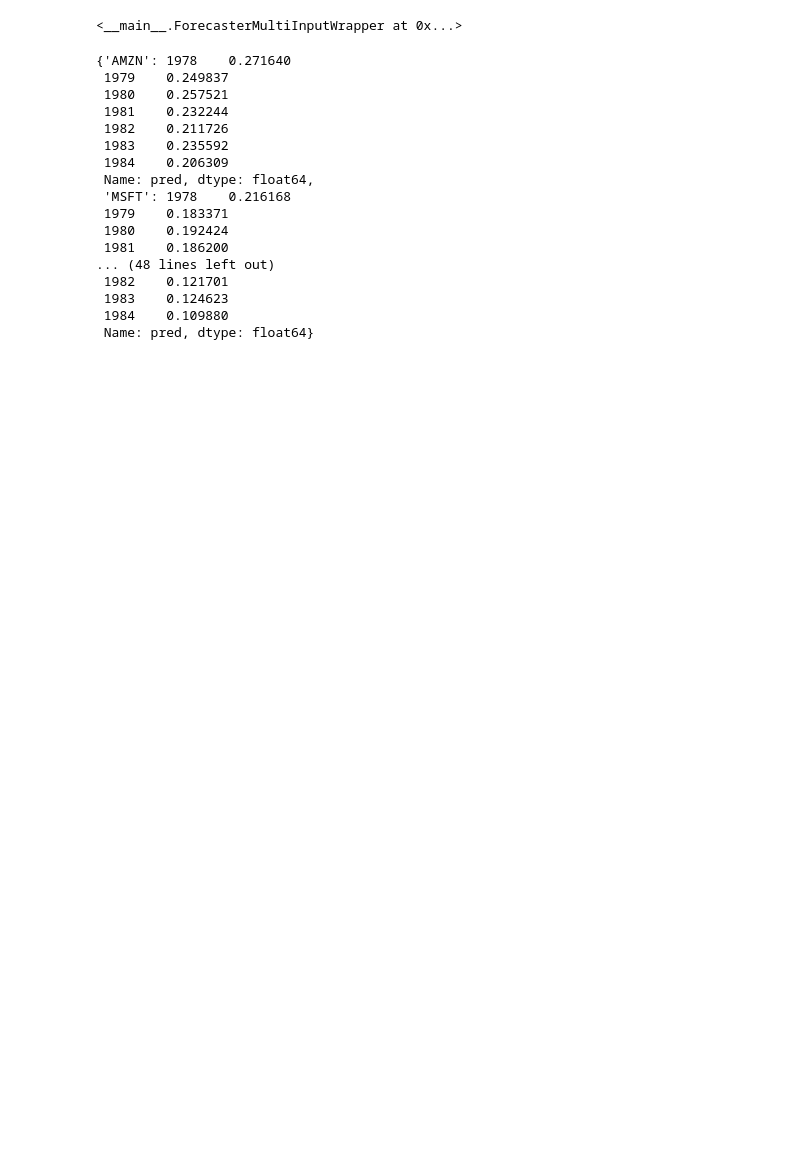
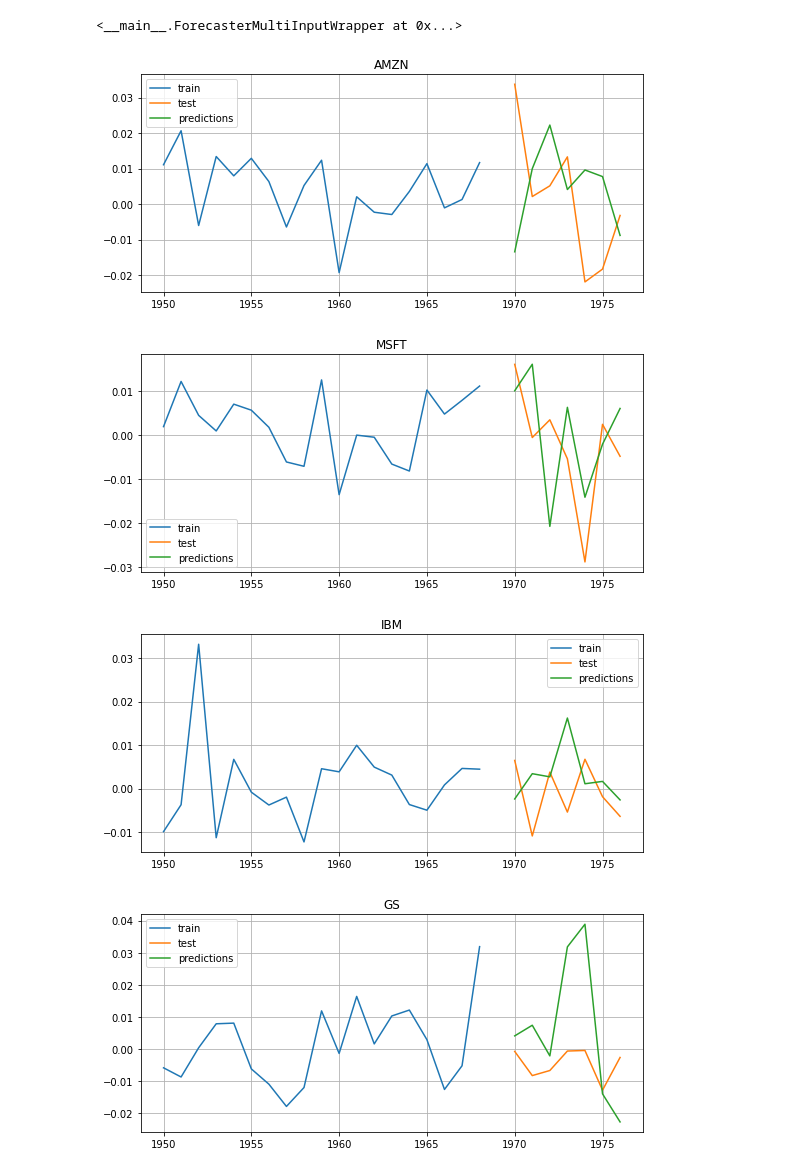
Before and after one commit to nikovacs/ML_Final_Project, a Jupyter notebook: stock_price_predictions.ipynb, the cells around one changed output. Drawn from its saved outputs; the diff is of its cells as text; code cells hidden in the pictures; blank space fills up the shorter version.

```diff
--- a/stock_price_predictions.ipynb
+++ b/stock_price_predictions.ipynb
@@ -121,7 +120,8 @@ data
 # training set with 80% of the data
 train = data.iloc[:int(len(data) * 0.8)]
 # test set with 20% of the data
-test = data.iloc[int(len(data) * 0.8):]
+validation = data.iloc[int(len(data) * 0.8): int(len(data) * 0.8) + 7]
+test = data.iloc[int(len(data) * 0.8) + 7:]
 # %% [markdown]
 Explore the data
 ----
@@ -366,11 +366,13 @@ class MinMaxIgnoreNonNumericScaler(BaseEstimator, TransformerMixin):
         return self
 
     def transform(self, X):
-        numeric_cols = X.select_dtypes(include=['number']).columns
+        numeric_cols = list(X.select_dtypes(include=['number']).columns)
+        # remove all elements that contain `Close(t)`
+        numeric_cols = [col for col in numeric_cols if 'Close(t)' not in col]
         return pd.DataFrame(
             MinMaxScaler().fit_transform(X[numeric_cols]),
             columns=numeric_cols, index=X.index
-            ).join(X.select_dtypes(include=['string']))
+            ).join(X.select_dtypes(include=['string'])).join(X.filter(like='Close(t)'))
 # %%
 preprocessor = Pipeline(steps=[
     ('drop_col_with_na', DropColumnsContainingNATransformer()),
@@ -411,16 +415,16 @@ class ForecasterMultiInputWrapper():
             forecaster.fit(y=self.data[y_cols[i]], exog=self.data[self.exogs_cols_[i]])
         return self
 
-    def predict(self):
+    def predict(self, steps=None):
         self.preds_ = []
         for i, forecaster in enumerate(self.forecasters):
-            self.preds_.append(forecaster.predict(exog=self.data[self.exogs_cols_[i]]))
+            self.preds_.append(forecaster.predict(exog=self.data[self.exogs_cols_[i]], steps=steps))
         return {self.prefixes_[i]: self.preds_[i] for i in range(len(self.forecasters))}
 # %%
 forecaster = ForecasterMultiInputWrapper(
     preprocessor=preprocessor,
     forecaster=ForecasterAutoregMultiOutput,
-    regressor=ExtraTreesRegressor(n_estimators=100, max_depth=10, random_state=42),
+    regressor=RandomForestRegressor(n_estimators=300, max_depth=100, max_leaf_nodes=75, n_jobs=-1),
     lags=30,
     steps=7,
     data=train.copy(deep=True)
@@ -431,23 +435,17 @@ forecaster.fit(y_cols_like="Close(t)")
 <__main__.ForecasterMultiInputWrapper at 0x...>
 # %%
 preds = forecaster.predict()
-# %%
-preds
-# %% [output]
-{'AMZN': 1978    0.271640
- 1979    0.249837
- 1980    0.257521
- 1981    0.232244
- 1982    0.211726
- 1983    0.235592
- 1984    0.206309
- Name: pred, dtype: float64,
- 'MSFT': 1978    0.216168
- 1979    0.183371
- 1980    0.192424
- 1981    0.186200
-... (48 lines left out)
- 1982    0.121701
- 1983    0.124623
- 1984    0.109880
- Name: pred, dtype: float64}
+# %%
+for prefix in forecaster.prefixes_:
+    fig, ax = plt.subplots(figsize=(9, 4))
+    train[f'{prefix}_Close(t)'][-20:-1].plot(ax=ax, label='train')
+    validation[f'{prefix}_Close(t)'].plot(ax=ax, label='test')
+    preds[f"{prefix}"].plot(ax=ax, label='predictions')
+    plt.title(f"{prefix}")
+    ax.grid()
+    ax.legend();
+# %% [output]
+[figure, added]
+[figure, added]
+[figure, added]
+[figure, added]
```
Also changed, not shown: parts of 6 cells of this notebook.
